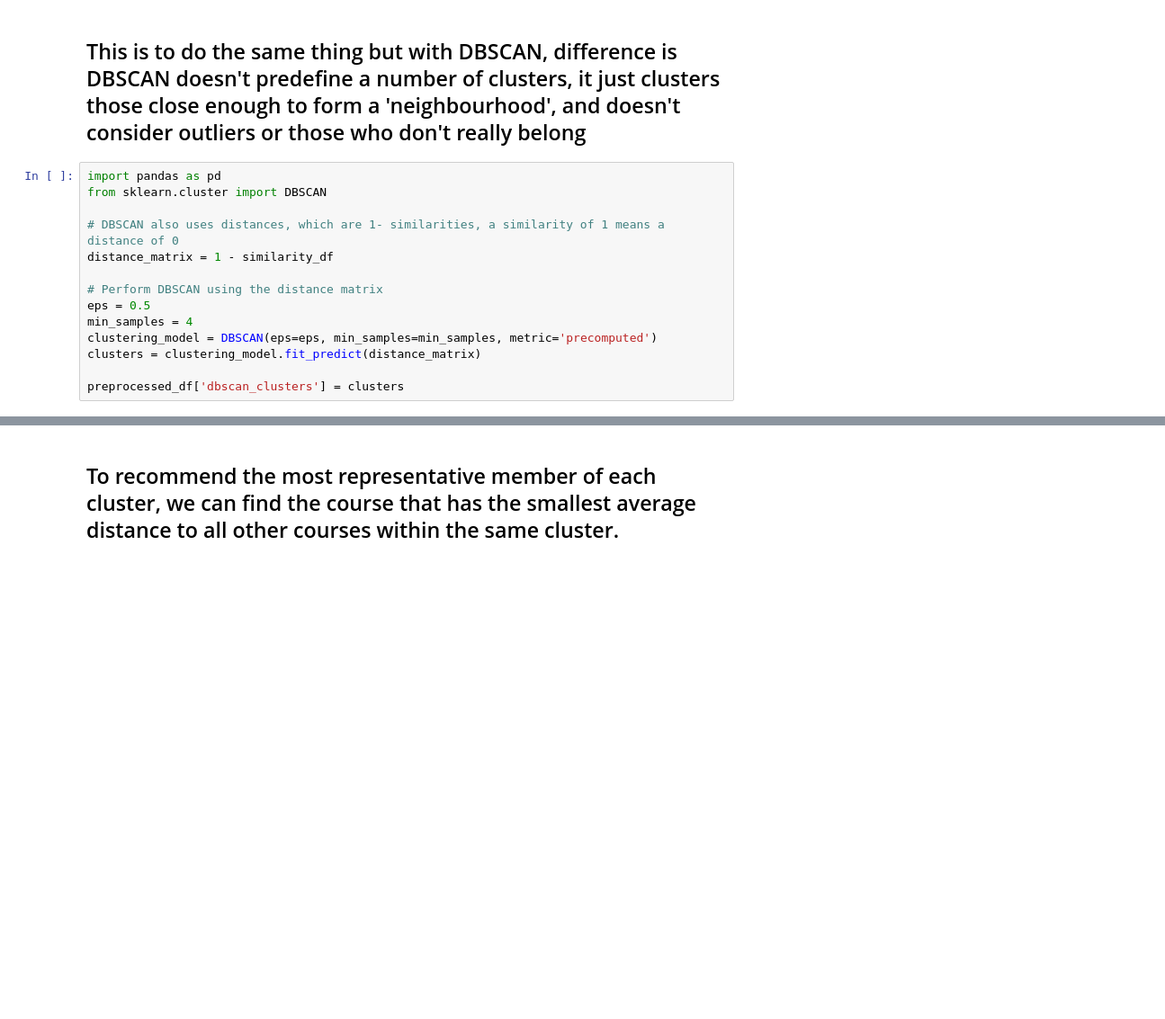
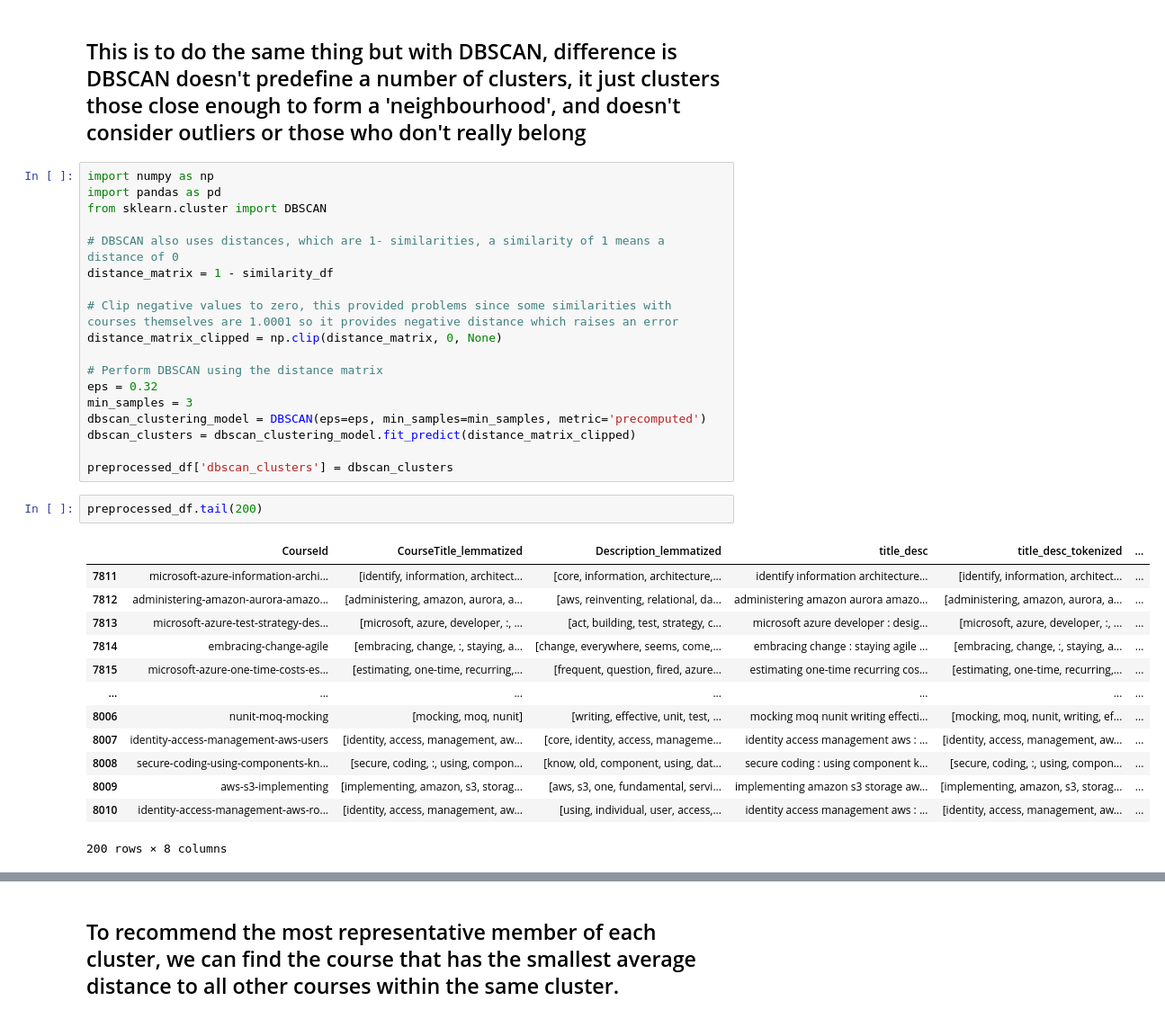
Before and after one commit to LBohry/RecommendationSystem, a Jupyter notebook: content_min.ipynb, the cells around one changed output, grey strips where cells are left out. Shown at 90% size. Saved outputs shown, nothing was run; the diff lists cells and outputs as text; blank space fills up the shorter version.

Commit message:
also experimented with dbscan

```diff
--- a/content_min.ipynb
+++ b/content_min.ipynb
@@ -222,16 +235,36 @@ with open("spectral_clustering_model.pkl", "rb") as f:
 # %% [markdown]
 ## This is to do the same thing but with DBSCAN, difference is DBSCAN doesn't predefine a number of clusters, it just clusters those close enough to form a 'neighbourhood', and doesn't consider outliers or those who don't really belong
 # %%
+import numpy as np
 import pandas as pd
 from sklearn.cluster import DBSCAN
 
 # DBSCAN also uses distances, which are 1- similarities, a similarity of 1 means a distance of 0
 distance_matrix = 1 - similarity_df
 
+# Clip negative values to zero, this provided problems since some similarities with courses themselves are 1.0001 so it provides negative distance which raises an error
+distance_matrix_clipped = np.clip(distance_matrix, 0, None)
+
 # Perform DBSCAN using the distance matrix
-eps = 0.5
-min_samples = 4
-clustering_model = DBSCAN(eps=eps, min_samples=min_samples, metric='precomputed')
-clusters = clustering_model.fit_predict(distance_matrix)
+eps = 0.32
+min_samples = 3
+dbscan_clustering_model = DBSCAN(eps=eps, min_samples=min_samples, metric='precomputed')
+dbscan_clusters = dbscan_clustering_model.fit_predict(distance_matrix_clipped)
 
-preprocessed_df['dbscan_clusters'] = clusters
+preprocessed_df['dbscan_clusters'] = dbscan_clusters
+# %%
+preprocessed_df.tail(200)
+# %% [output]
+|  | CourseId | CourseTitle_lemmatized | Description_lemmatized | title_desc | title_desc_tokenized | ... |
+| 7811 | microsoft-azure-information-archi... | [identify, information, architect... | [core, information, architecture,... | identify information architecture... | [identify, information, architect... | ... |
+| 7812 | administering-amazon-aurora-amazo... | [administering, amazon, aurora, a... | [aws, reinventing, relational, da... | administering amazon aurora amazo... | [administering, amazon, aurora, a... | ... |
+| 7813 | microsoft-azure-test-strategy-des... | [microsoft, azure, developer, :, ... | [act, building, test, strategy, c... | microsoft azure developer : desig... | [microsoft, azure, developer, :, ... | ... |
+| 7814 | embracing-change-agile | [embracing, change, :, staying, a... | [change, everywhere, seems, come,... | embracing change : staying agile ... | [embracing, change, :, staying, a... | ... |
+| 7815 | microsoft-azure-one-time-costs-es... | [estimating, one-time, recurring,... | [frequent, question, fired, azure... | estimating one-time recurring cos... | [estimating, one-time, recurring,... | ... |
+| ... | ... | ... | ... | ... | ... | ... |
+| 8006 | nunit-moq-mocking | [mocking, moq, nunit] | [writing, effective, unit, test, ... | mocking moq nunit writing effecti... | [mocking, moq, nunit, writing, ef... | ... |
+| 8007 | identity-access-management-aws-users | [identity, access, management, aw... | [core, identity, access, manageme... | identity access management aws : ... | [identity, access, management, aw... | ... |
+| 8008 | secure-coding-using-components-kn... | [secure, coding, :, using, compon... | [know, old, component, using, dat... | secure coding : using component k... | [secure, coding, :, using, compon... | ... |
+| 8009 | aws-s3-implementing | [implementing, amazon, s3, storag... | [aws, s3, one, fundamental, servi... | implementing amazon s3 storage aw... | [implementing, amazon, s3, storag... | ... |
+| 8010 | identity-access-management-aws-ro... | [identity, access, management, aw... | [using, individual, user, access,... | identity access management aws : ... | [identity, access, management, aw... | ... |
+200 rows × 8 columns
```
Also changed, not shown: parts of 4 cells of this notebook, 2 other files.
